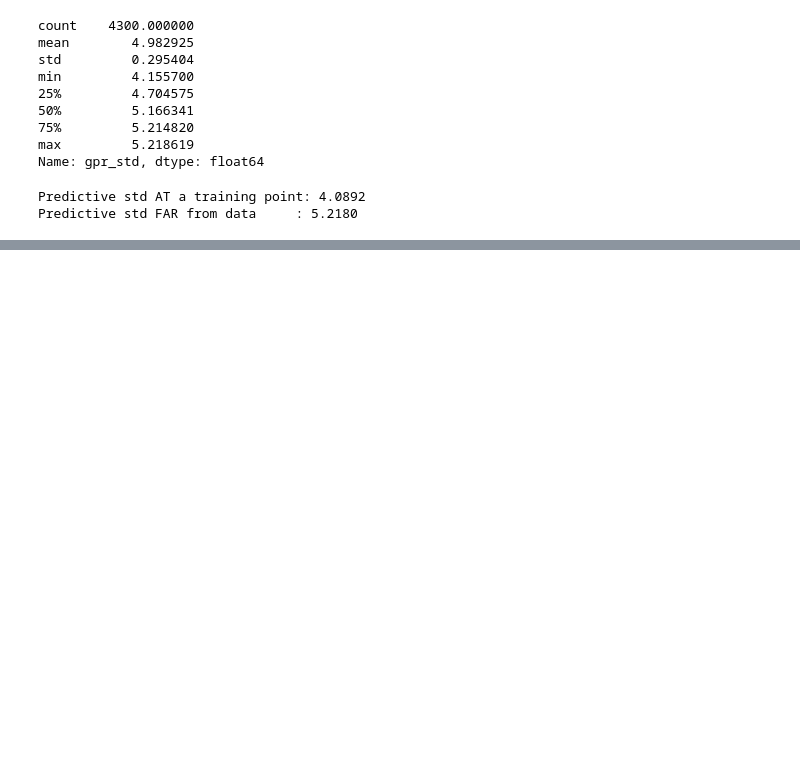
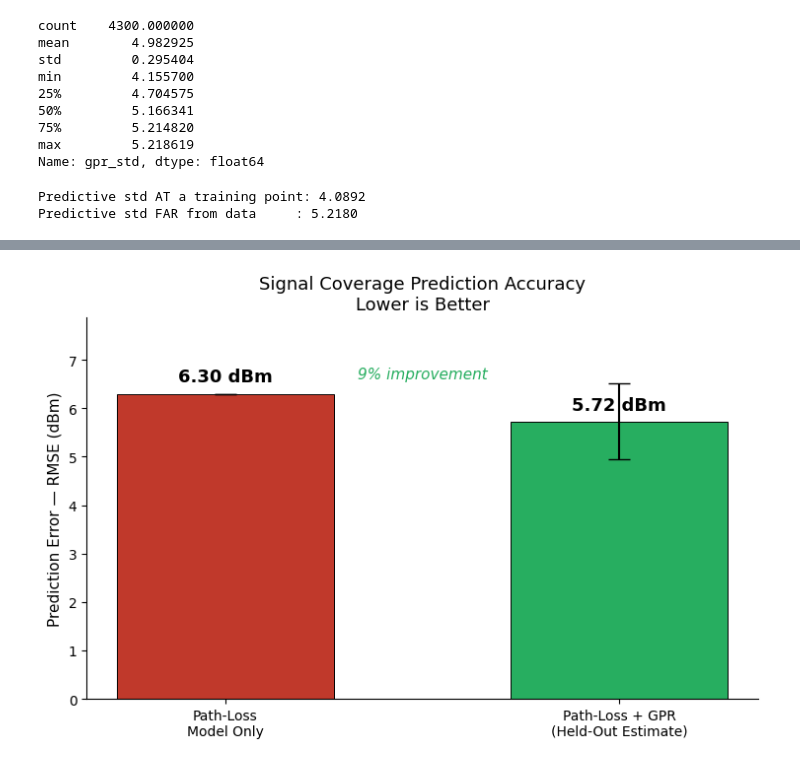
Before and after one commit to Andresfgomez970/LorawanPlacement, a Jupyter notebook: final_model.ipynb, the cells around one changed output, grey strips where cells are left out. Drawn from its saved outputs; the diff is of its cells as text; code cells hidden in the pictures; blank space fills up the shorter version.

```diff
--- a/final_model.ipynb
+++ b/final_model.ipynb
@@ -594,0 +605,5 @@ Predictive std FAR from data     : 5.2180
+# %%
+# TO RELOAD
+gpr = joblib.load('gpr_model.pkl')
+scaler = joblib.load('coord_scaler.pkl')
+coeffs_full = joblib.load('pathloss_coeffs.pkl')
@@ -594,0 +710,74 @@ Predictive std FAR from data     : 5.2180
+# %%
+import numpy as np
+import matplotlib.pyplot as plt
+from sklearn.metrics import mean_squared_error, mean_absolute_error, r2_score
+
+# === 1. Clean metrics summary ===
+pl_pred_rssi = valid['pl_pred'].values
+actual_rssi = valid['rssi'].values
+gpr_combined_rssi = pl_pred_rssi + y_pred_train   # training-set combined prediction
+
+pl_rmse = rmse_full
+pl_mae = mean_absolute_error(actual_rssi, pl_pred_rssi)
+pl_r2 = r2_score(actual_rssi, pl_pred_rssi)
+
+gpr_train_rmse = np.sqrt(mean_squared_error(actual_rssi, gpr_combined_rssi))
+gpr_train_mae = mean_absolute_error(actual_rssi, gpr_combined_rssi)
+gpr_train_r2 = r2_score(actual_rssi, gpr_combined_rssi)
+
+print(f"{'Model':<32}{'RMSE (dBm)':<14}{'MAE (dBm)':<14}{'R²':<8}")
+print('-' * 68)
+print(f"{'Path-Loss Only':<32}{pl_rmse:<14.3f}{pl_mae:<14.3f}{pl_r2:<8.3f}")
+print(f"{'Path-Loss + GPR (train)':<32}{gpr_train_rmse:<14.3f}{gpr_train_mae:<14.3f}{gpr_train_r2:<8.3f}")
+print(f"{'Path-Loss + GPR (CV, honest)':<32}{cv_rmse_mean:<14.3f}{'—':<14}{'—':<8}")
+print()
+print(f"Improvement (honest, CV-based): {pl_rmse - cv_rmse_mean:.3f} dBm "
+      f"({100*(pl_rmse - cv_rmse_mean)/pl_rmse:.1f}%)")
+
+# === 2. Headline bar chart ===
+fig, ax = plt.subplots(figsize=(7.5, 5))
+
+labels = ['Path-Loss\nModel Only', 'Path-Loss + GPR\n(Held-Out Estimate)']
+values = [pl_rmse, cv_rmse_mean]
+errors = [0, cv_rmse_std]
+colors = ['#c0392b', '#27ae60']
+
+bars = ax.bar(labels, values, yerr=errors, capsize=8, color=colors,
+               edgecolor='black', linewidth=0.7, width=0.55)
+
+for bar, val in zip(bars, values):
+    ax.text(bar.get_x() + bar.get_width()/2, val + 0.25, f'{val:.2f} dBm',
+            ha='center', fontsize=13, fontweight='bold')
+
+ax.set_ylabel('Prediction Error — RMSE (dBm)', fontsize=11)
+ax.set_title('Signal Coverage Prediction Accuracy\nLower is Better', fontsize=13)
+ax.set_ylim(0, max(values) * 1.25)
+ax.spines['top'].set_visible(False)
+ax.spines['right'].set_visible(False)
+
+improvement_pct = 100 * (pl_rmse - cv_rmse_mean) / pl_rmse
+ax.annotate(f'{improvement_pct:.0f}% improvement',
+            xy=(0.5, max(values) * 1.05), ha='center', fontsize=11,
+            style='italic', color='#27ae60')
+
+plt.tight_layout()
+plt.savefig('presentation_rmse_comparison.png', dpi=200, bbox_inches='tight')
+plt.show()
+
+# === 3. Predicted vs. actual scatter, side by side ===
+fig, axes = plt.subplots(1, 2, figsize=(13, 5.5))
+
+for ax, (pred, title, rmse_val) in zip(
+    axes,
+    [(pl_pred_rssi, 'Path-Loss Model Only', pl_rmse),
+     (gpr_combined_rssi, 'Path-Loss + GPR (training fit)', gpr_train_rmse)]
+):
+    ax.scatter(actual_rssi, pred, alpha=0.4, s=22, color='steelblue', edgecolor='none')
+    lims = [actual_rssi.min() - 5, actual_rssi.max() + 5]
+    ax.plot(lims, lims, 'r--', lw=2, label='Perfect prediction')
+    ax.set_xlim(lims)
+    ax.set_ylim(lims)
+    ax.set_xlabel('Actual RSSI (dBm)')
+    ax.set_ylabel('Predicted RSSI (dBm)')
+    ax.set_title(f'{title}\nRMSE = {rmse_val:.2f} dBm')
+# %% [output]
@@ -594,0 +791 @@ Predictive std FAR from data     : 5.2180
+[figure, added]
```
Also changed, not shown: parts of 23 cells of this notebook, 12 other files.
